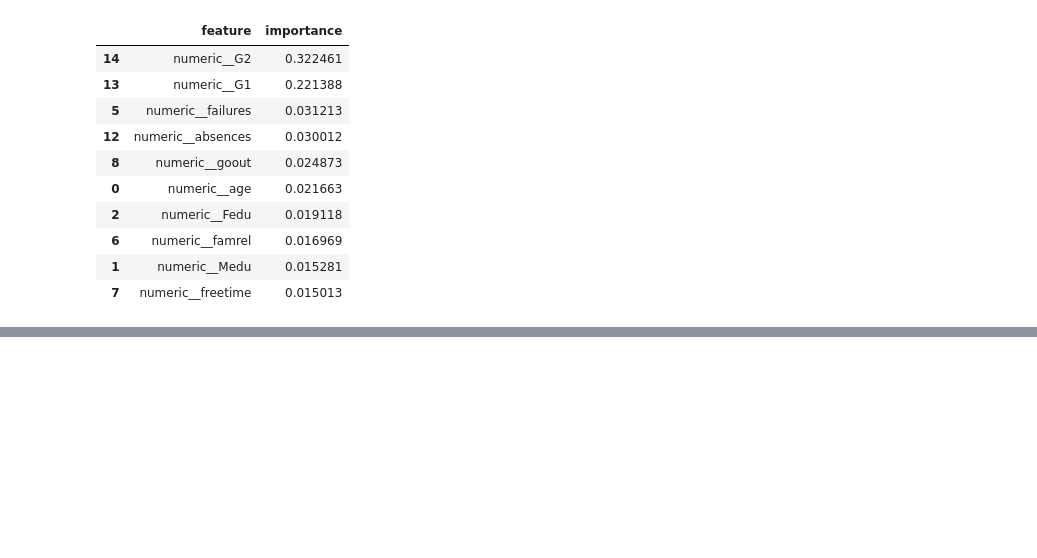
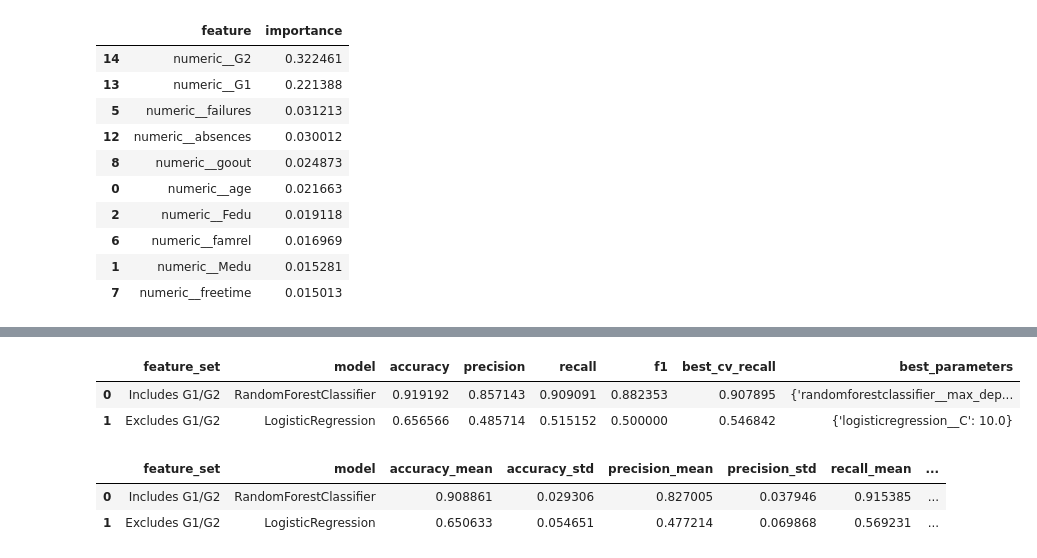
Before and after one commit to bklcross/CSCA_5522_Project, a Jupyter notebook: student_risk_project.ipynb, the cells around one changed output, grey strips where cells are left out. Cells and saved outputs as stored; diff of their text form; code cells hidden in the pictures; blank space fills up the shorter version.

```diff
--- a/student_risk_project.ipynb
+++ b/student_risk_project.ipynb
@@ -263,0 +288,74 @@ The issues with this analysis include a small data set, limited population, sens
+# %%
+tuning_plan = {
+    "Includes G1/G2": (
+        models["Random Forest"],
+        {
+            "randomforestclassifier__n_estimators": [200, 300],
+            "randomforestclassifier__max_depth": [None, 8],
+            "randomforestclassifier__min_samples_leaf": [1, 3],
+        },
+    ),
+    "Excludes G1/G2": (
+        models["Logistic Regression"],
+        {"logisticregression__C": [0.1, 1.0, 10.0]},
+    ),
+}
+
+tuned = {}
+tuning_rows = []
+for feature_name, (model, grid) in tuning_plan.items():
+    X = feature_sets[feature_name]
+    X_train, X_test, y_train, y_test = train_test_split(
+        X, y, test_size=0.25, stratify=y, random_state=RANDOM_STATE
+    )
+    search = GridSearchCV(
+        build_pipeline(X, model), grid, scoring="recall", cv=cv, n_jobs=-1
+    )
+    search.fit(X_train, y_train)
+    prediction = search.predict(X_test)
+    row = {
+        "feature_set": feature_name,
+        "model": type(model).__name__,
+        "accuracy": accuracy_score(y_test, prediction),
+        "precision": precision_score(y_test, prediction, zero_division=0),
+        "recall": recall_score(y_test, prediction, zero_division=0),
+        "f1": f1_score(y_test, prediction, zero_division=0),
+        "best_cv_recall": search.best_score_,
+        "best_parameters": search.best_params_,
+    }
+    tuning_rows.append(row)
+    tuned[feature_name] = (search.best_estimator_, X_test, y_test, prediction)
+
+cv_rows = []
+for feature_name, (pipeline, _, _, _) in tuned.items():
+    scores = cross_validate(
+        pipeline, feature_sets[feature_name], y, cv=cv,
+        scoring=["accuracy", "precision", "recall", "f1"],
+    )
+    row = {"feature_set": feature_name, "model": type(pipeline.steps[-1][1]).__name__}
+    for metric in ["accuracy", "precision", "recall", "f1"]:
+        row[f"{metric}_mean"] = scores[f"test_{metric}"].mean()
+        row[f"{metric}_std"] = scores[f"test_{metric}"].std()
+    cv_rows.append(row)
+cv_results = pd.DataFrame(cv_rows)
+cv_results.to_csv(OUTPUT_DIR / "cross_validation_results.csv", index=False)
+
+tuning_results = pd.DataFrame(tuning_rows)
+tuning_text = "\n\n".join(
+    f"{row['feature_set']} — {row['model']}\n"
+    f"Best parameters: {row['best_parameters']}\n"
+    f"CV recall: {row['best_cv_recall']:.3f}\n"
+    f"Test accuracy: {row['accuracy']:.3f}, precision: {row['precision']:.3f}, "
+    f"recall: {row['recall']:.3f}, F1: {row['f1']:.3f}"
+    for row in tuning_rows
+)
+(OUTPUT_DIR / "tuning_results.txt").write_text(tuning_text)
+display(tuning_results)
+cv_results
+# %% [output]
+|  | feature_set | model | accuracy | precision | recall | f1 | best_cv_recall | best_parameters |
+| 0 | Includes G1/G2 | RandomForestClassifier | 0.919192 | 0.857143 | 0.909091 | 0.882353 | 0.907895 | {'randomforestclassifier__max_dep... |
+| 1 | Excludes G1/G2 | LogisticRegression | 0.656566 | 0.485714 | 0.515152 | 0.500000 | 0.546842 | {'logisticregression__C': 10.0} |
+|  | feature_set | model | accuracy_mean | accuracy_std | precision_mean | precision_std | recall_mean | ... |
+| 0 | Includes G1/G2 | RandomForestClassifier | 0.908861 | 0.029306 | 0.827005 | 0.037946 | 0.915385 | ... |
+| 1 | Excludes G1/G2 | LogisticRegression | 0.650633 | 0.054651 | 0.477214 | 0.069868 | 0.569231 | ... |
```
Also changed, not shown: parts of 13 cells of this notebook, 1 other file.
